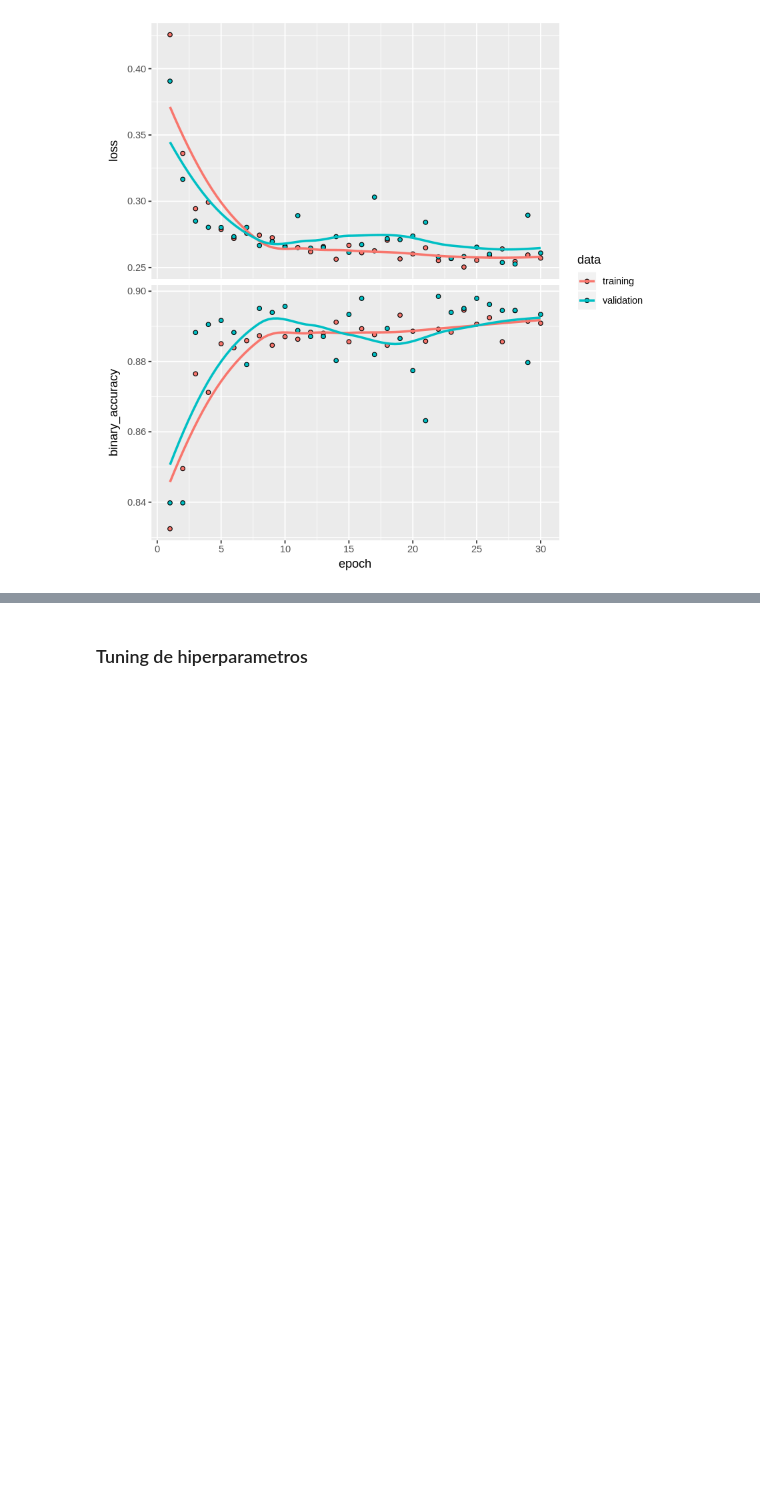
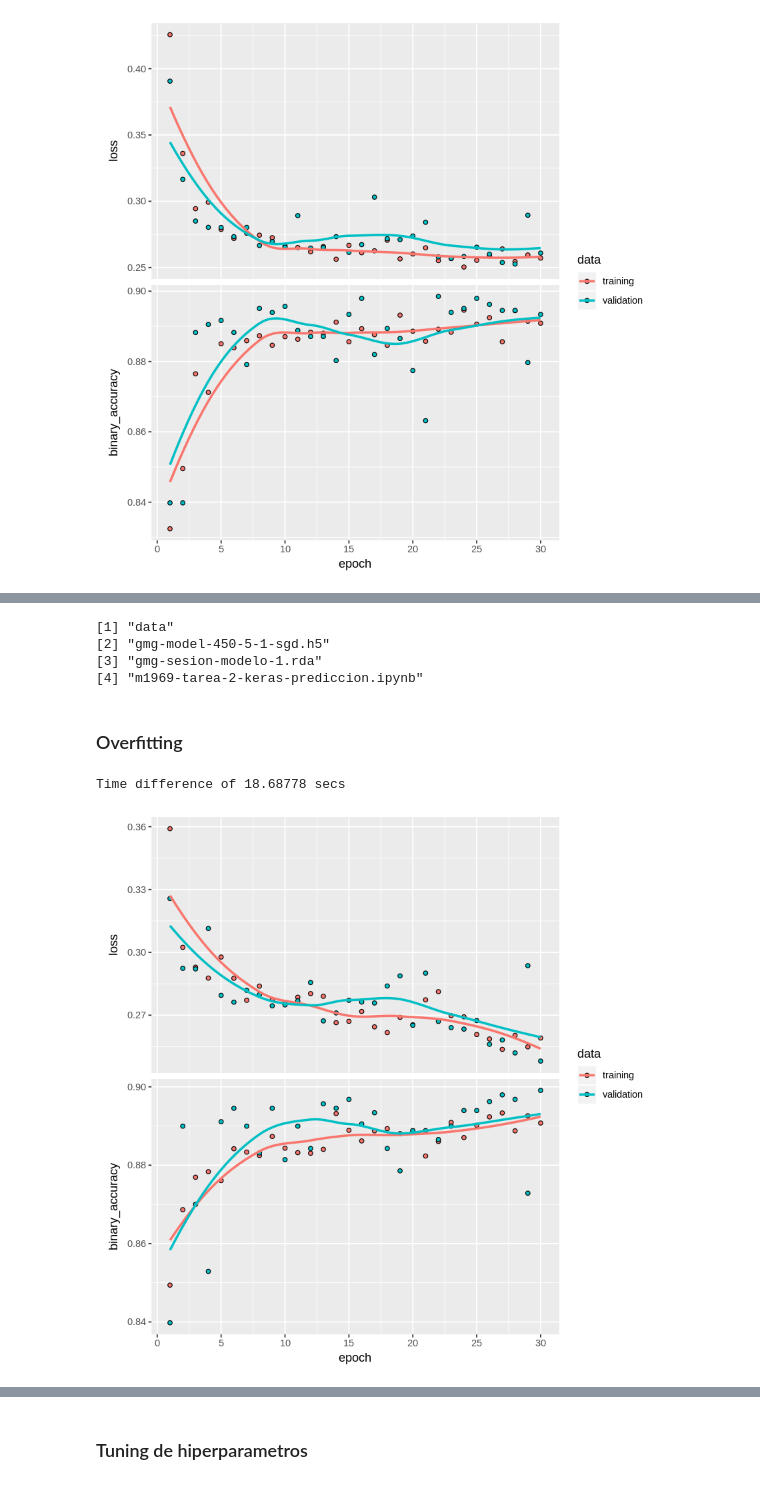
Before and after one commit to yerartdev/m1969-machine-learning-i, a Jupyter notebook: deliverable/tarea-02/m1969-tarea-2-keras-prediccion.ipynb, the cells around one changed output, grey strips where cells are left out. Drawn from its saved outputs; the diff is of its cells as text; code cells hidden in the pictures; blank space fills up the shorter version.

Commit message:
NN Entregable Tarea 2 (keras meteo): segundo modelo con 450-5-1 sigmoid, sgd (lr= 0.1, momentum = 0.9), crossentropy, accuracy, 30 epochs, 100 batches y dropout; no se observan grandes diferencias

```diff
--- a/deliverable/tarea-02/m1969-tarea-2-keras-prediccion.ipynb
+++ b/deliverable/tarea-02/m1969-tarea-2-keras-prediccion.ipynb
@@ -267,0 +284,36 @@ plot(history_1)
+# %%
+list.files(path = '.')
+# %% [output]
+[1] "data"
+[2] "gmg-model-450-5-1-sgd.h5"
+[3] "gmg-sesion-modelo-1.rda"
+[4] "m1969-tarea-2-keras-prediccion.ipynb"
+# %% [markdown]
+### Overfitting
+# %%
+#::GMG::Pruebo un dropout()
+modelo_class_2 <- keras_model_sequential()
+modelo_class_2 %>%
+  layer_dense(units = 5, input_shape = c(450), activation = 'sigmoid') %>%
+  layer_dropout(rate = 0.1) %>%
+  layer_dense(units = 1 , activation = 'sigmoid')
+modelo_class_2 %>% compile(
+  optimizer = optimizer_sgd(lr = 0.1, momentum = 0.9),
+  loss='binary_crossentropy',
+  metrics='binary_accuracy'
+)
+# %%
+timeKERAS_begin <- Sys.time()
+history_2 <- modelo_class_2 %>% fit(xTrain_n, occurrence,
+                                epochs = 30,
+                                batch_size = 100,
+                                validation_split = 0.2)
+timeKERAS_end <- Sys.time()
+timeKERAS <- timeKERAS_end - timeKERAS_begin
+timeKERAS
+# %% [output]
+Time difference of 18.68778 secs
+# %%
+plot(history_2)
+# %% [output]
+[figure, added]
```
Also changed, not shown: parts of 10 cells of this notebook.
